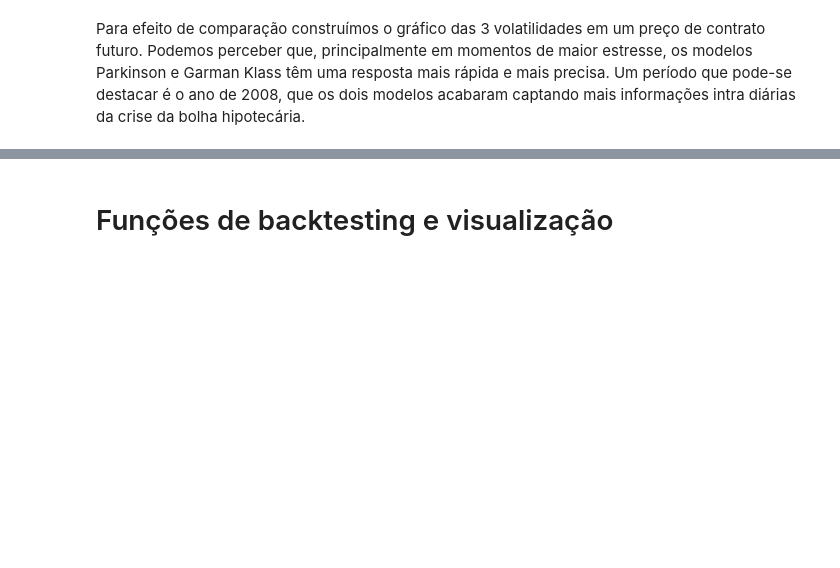
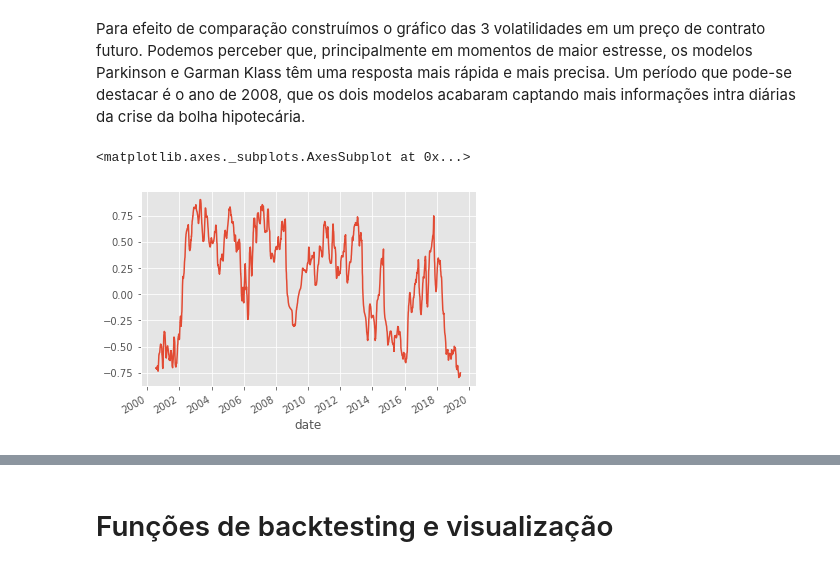
Before and after one commit to turing-usp/Momentum, a Jupyter notebook: TSMOM.ipynb, the cells around one changed output, grey strips where cells are left out. Saved outputs shown, nothing was run; the diff lists cells and outputs as text; code cells hidden in the pictures; blank space fills up the shorter version.

```diff
--- a/TSMOM.ipynb
+++ b/TSMOM.ipynb
@@ -270,3 +272,38 @@ plt.show()
 [figure]
 # %% [markdown]
 Para efeito de comparação construímos o gráfico das 3 volatilidades em um preço de contrato futuro. Podemos perceber que, principalmente em momentos de maior estresse, os modelos Parkinson e Garman Klass têm uma resposta mais rápida e mais precisa. Um período que pode-se destacar é o ano de 2008, que os dois modelos acabaram captando mais informações intra diárias da crise da bolha hipotecária.
+# %%
+def response (x):
+
+    return (x * np.exp((-x ** 2) / 4)) / 0.89
+
+def HL (n):
+
+    return np.log(0.5) / np.log(1 - 1/n)
+
+def momentum_cta(returns, sk, lk):
+
+    sets = len(sk)
+
+    signals = []
+
+    for k in range(sets):
+
+        xk = returns.ewm(halflife = HL(sk[k])).mean() - returns.ewm(halflife = HL(lk[k])).mean()
+
+        yk = xk / returns.rolling(63).std()
+
+        zk = yk / returns.rolling(252).std()
+
+        uk = response(zk)
+
+        signals.append(uk)
+
+    cta = pd.DataFrame(signals).mean()
+
+    return cta
+# %%
+momentum_cta(close_df.iloc[:,0], np.array([16, 32, 64]), np.array([48, 96, 192])).plot()
+# %% [output]
+<matplotlib.axes._subplots.AxesSubplot at 0x...>
+[figure, added]
```
Also changed, not shown: parts of 15 cells of this notebook, 1 other file.
